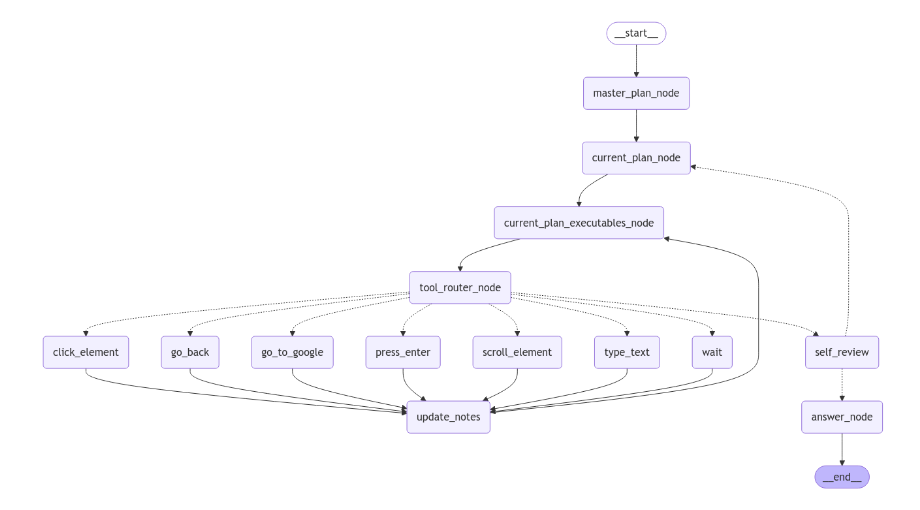
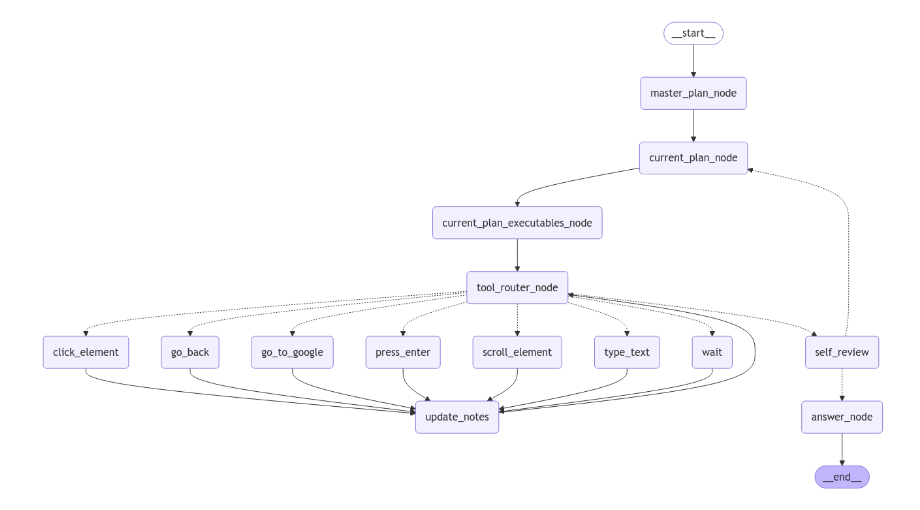
Before and after one commit to mrtrantuan/WebRover, a Jupyter notebook: webvoyager3.ipynb, the cells around one changed output. Cells and saved outputs as stored; diff of their text form; code cells hidden in the pictures.

```diff
--- a/webvoyager3.ipynb
+++ b/webvoyager3.ipynb
@@ -318,7 +318,7 @@ async def master_plan_node(state: AgentState):
 
     You will be also provided the screenshot of the current web page.
     - If the current page is google home page or any other search engine, create a plan that basically searches the keyword and continues to the next step.
-    - If the current page is not a search enigne home page, create a plan to scroll through the home page and collect information.
+    - If the current page is not a some other web page, create a plan to scroll through the page and relevant collect information.
 
     For eg if the task is "What is the lastest news on Apple's stock price?", you will need to prepare a plan to answer the question.
     You will need to prepare a plan to complete the task.
@@ -368,9 +368,18 @@ async def current_plan_node(state: AgentState):
 
 
     system_message = """
-    You are an helpful assistant that can take in a broader plan and map out the steps that can be completed currently on the web page.
-    You will be given the master plan and a screenshot of the current web page.
-    You are supposed to extract the relevant steps from the master plan that can be completed currently on the web page and return a comprehensive list of steps that needs to be performed.
+    You are an helpful assistant that can take in a broader master plan and create extract a subset of steps  which will be the current plan.
+
+    To create the current plan, you will be given :
+    - the master plan
+    - a screenshot of the current web page
+    - the current plan that has been executed so far (if any)
+
+    Notes:
+    - The subset of steps that you extract for the current plan should be strictly restricted to the steps that can performed on the current web page whose screenshot is provided.
+    - If certain steps of the master plan have already been completed, which will be provided to you as the current plan that has been executed so far, extract the next subset of the steps from master plan that can be performed on the current web page whose screenshot is provided.
+    - The current plan you extract should be a subset of the master plan.
+    - Make sure to create a current plan that is as atomic as possible for the current web page.
 
     For eg if the master plan is:
     1. Go to Google
@@ -380,19 +389,18 @@ async def current_plan_node(state: AgentState):
     5. If you have enough information, prepare a concise summary of the latest news and price movement
     6. If you do not have enough information, go back to the previous page and try a different source and collect more data until you have enough information to answer the question.
 
-    The screenshot of the current web page is a search engine home page, teh current plan should be:
+    If the screenshot of the current web page is a search engine home page, thr current plan should be:
     1. Click on the search bar
     2. Type "Apple stock price news today"
     3. Press enter
 
-    If the screenshot is of the search engine results page, the current plan should be:
+    If the above mentioned steps are already completed and a search engine results page is shown, the updated current plan you should return is:
     1. Scroll down the page to find the link to the reliable financial news source (like Reuters, Bloomberg, or CNBC).
     2. Click on one of the link
-    3. Scan the article for current stock price and recent developments
 
-    If the screenshot is of a non search engine home page, the current plan should be:
-    1. Scroll through the page and collect information.
 
+    If the screenshot is of a some other web page, the current plan should be:
+    1. Scroll down the page and collect relevant information.
 
     Very important:
     Irrespective of the current page being a search engine home page or not:
@@ -405,13 +413,15 @@ async def current_plan_node(state: AgentState):
     """
 
     human_prompt = """
-    This is the master plan and the search page indicator: {master_plan}
+    This is the master plan : {master_plan}
     This is the screenshot of the current web page: {screenshot}
+    This is the current plan that has been executed so far: {current_plan}
     """
 
     master_plan = state["master_plan"]
+    current_plan = state["current_plan"]
     print(master_plan)
-    human_message = human_prompt.format(master_plan=master_plan, screenshot=screen_shot)
+    human_message = human_prompt.format(master_plan=master_plan, screenshot=screen_shot, current_plan=current_plan)
 
     messages = [
         SystemMessage(content=system_message),
@@ -615,11 +625,13 @@ async def self_review_node(state: AgentState):
     print("Self Review:")
     pprint(response)
     print("----------------------------------------------------------\n")
+    current_plan = state["current_plan"]
+
 
     if response.content == "FINISHED":
-        return {"status": "completed"}
+        return {"status": "completed", "current_plan_executed": current_plan}
     else:
-        return {"status": "in_progress"}
+        return {"status": "in_progress", "current_plan_executed": current_plan}
 
 async def should_answer(state: AgentState):
     status = state["status"]
@@ -677,9 +689,8 @@ async def answer_node(state: AgentState):
 from IPython.display import Image, display
 
 from langgraph.graph import StateGraph, START, END
-from langgraph.checkpoint.memory import MemorySaver
 
-within_thread_memory = MemorySaver()
+
 
 builder = StateGraph(AgentState)
 
@@ -691,36 +702,36 @@ builder.add_node("click_element", click_element)
 builder.add_node("scroll_element", scroll_element)
 builder.add_node("type_text", type_text)
 builder.add_node("wait", wait)
 builder.add_node("go_back", go_back)
 builder.add_node("go_to_google", go_to_google)
 builder.add_node("press_enter", press_enter)
 builder.add_node("update_notes", update_notes_node)
 builder.add_node("self_review", self_review_node)
 builder.add_node("answer_node", answer_node)
 
 
 builder.add_edge(START, "master_plan_node")
 builder.add_edge("master_plan_node", "current_plan_node")
 builder.add_edge("current_plan_node", "current_plan_executables_node")
 builder.add_edge("current_plan_executables_node", "tool_router_node")
 builder.add_conditional_edges("tool_router_node", should_call_tool, ["click_element", "scroll_element", "type_text", "wait", "go_back", "go_to_google", "press_enter", "self_review"])
 
 builder.add_edge("click_element", "update_notes")
 builder.add_edge("scroll_element", "update_notes")
 builder.add_edge("type_text", "update_notes")
 builder.add_edge("wait", "update_notes")
 builder.add_edge("go_back", "update_notes")
 builder.add_edge("go_to_google", "update_notes")
 builder.add_edge("press_enter", "update_notes")
-builder.add_edge("update_notes", "current_plan_executables_node")
+builder.add_edge("update_notes", "tool_router_node")
 builder.add_conditional_edges("self_review", should_answer, ["answer_node", "current_plan_node"])
 builder.add_edge("answer_node", END)
 
-graph = builder.compile(checkpointer=within_thread_memory)
+graph = builder.compile()
 
 display(Image(graph.get_graph().draw_mermaid_png()))
 # %% [output]
-[figure, old version]
+[figure, new version]
 # %%
 async def setup_browser(go_to_page: str):
     playwright = await async_playwright().start()
```
Also changed, not shown: parts of 4 cells of this notebook, 2 other files.
